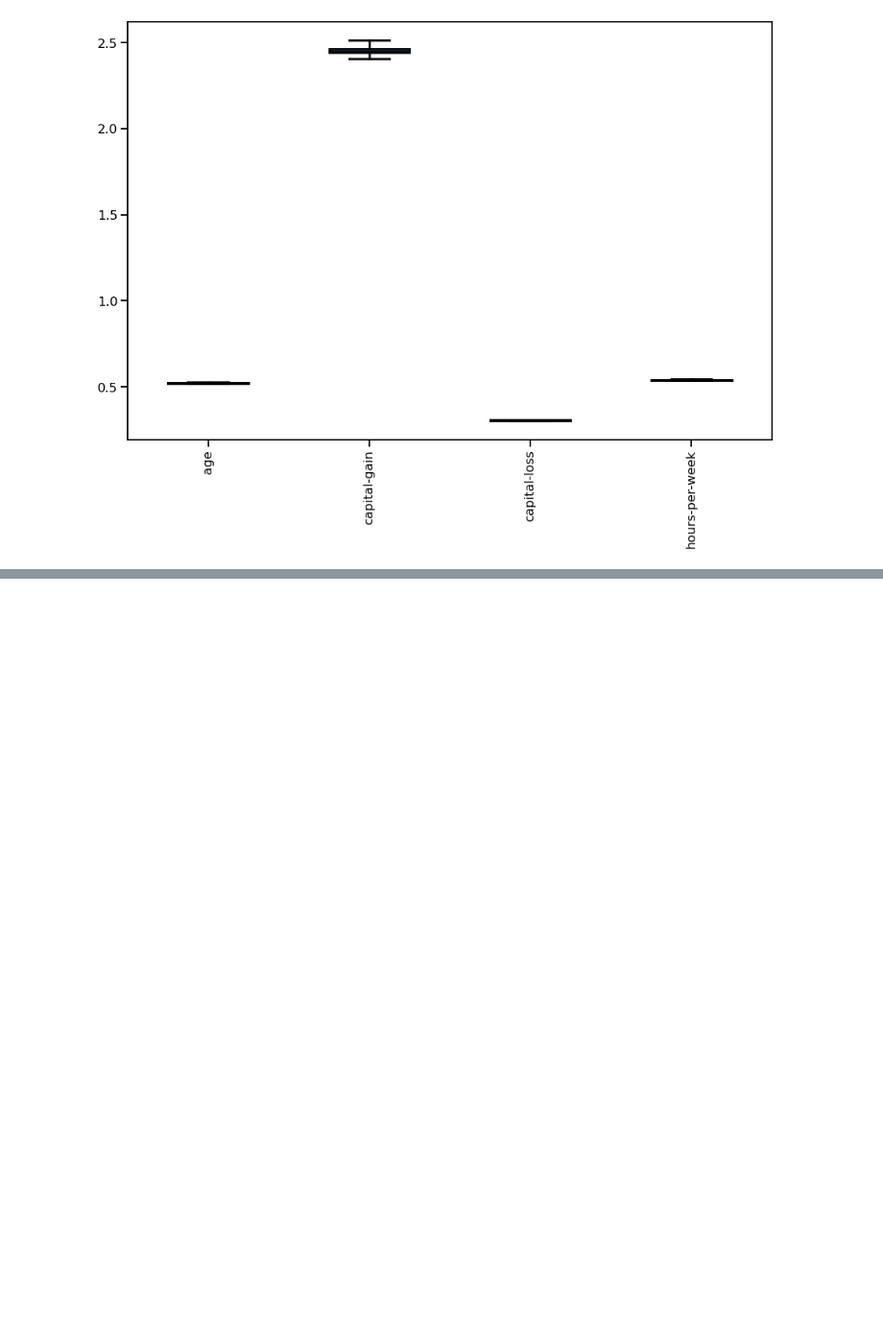
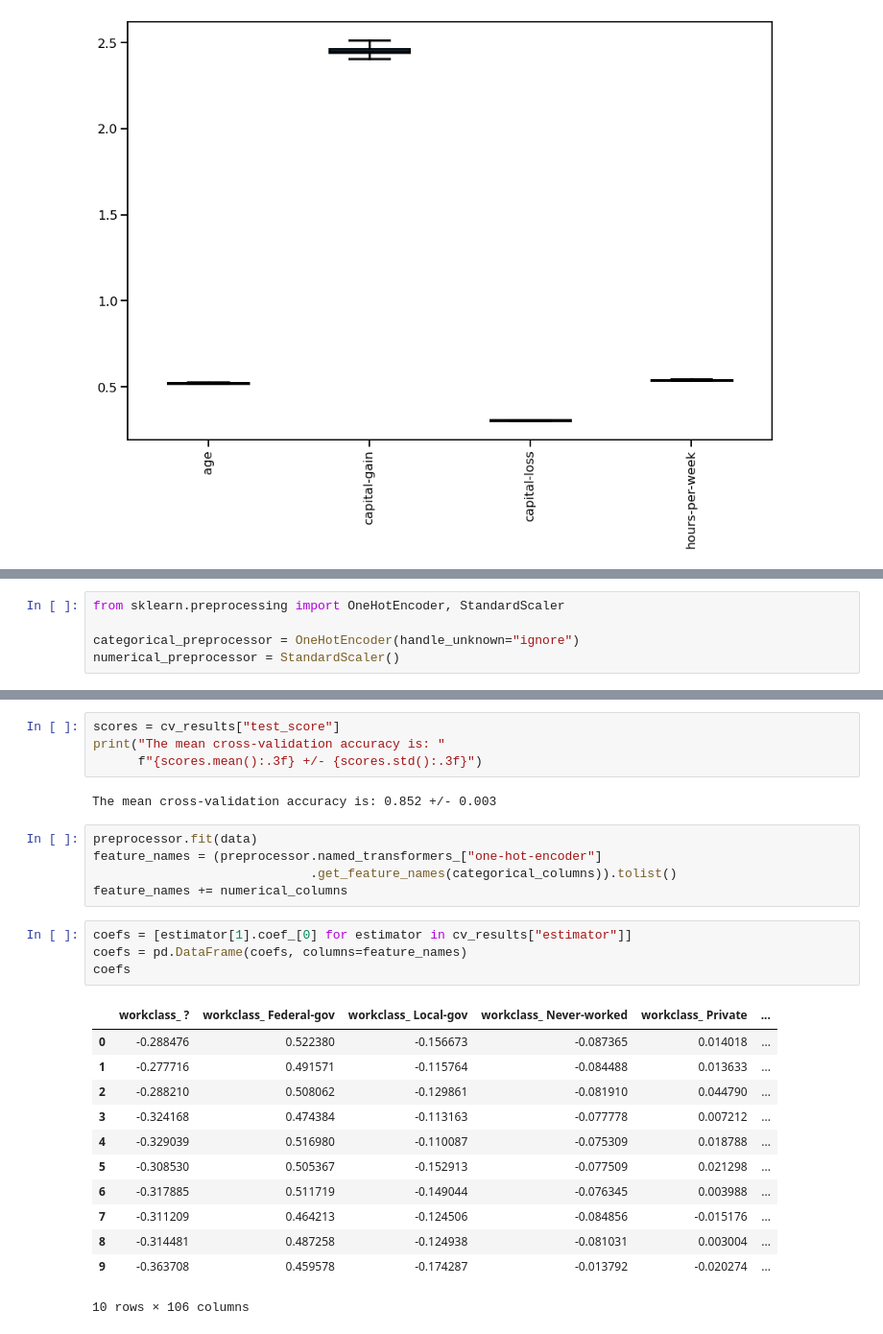
Before and after one commit to iannjari/Scikit-learn-Linear-models, a Jupyter notebook: Notebook.ipynb, the cells around one changed output, grey strips where cells are left out. Shown at 96% size. Drawn from its saved outputs; the diff is of its cells as text; blank space fills up the shorter version.

```diff
--- a/Notebook.ipynb
+++ b/Notebook.ipynb
@@ -272,0 +292,5 @@ coefs.abs().plot.box(**boxplot_property, ax=ax)
+# %%
+from sklearn.preprocessing import OneHotEncoder, StandardScaler
+
+categorical_preprocessor = OneHotEncoder(handle_unknown="ignore")
+numerical_preprocessor = StandardScaler()
@@ -272,0 +349,28 @@ coefs.abs().plot.box(**boxplot_property, ax=ax)
+# %%
+scores = cv_results["test_score"]
+print("The mean cross-validation accuracy is: "
+      f"{scores.mean():.3f} +/- {scores.std():.3f}")
+# %% [output]
+The mean cross-validation accuracy is: 0.852 +/- 0.003
+# %%
+preprocessor.fit(data)
+feature_names = (preprocessor.named_transformers_["one-hot-encoder"]
+                             .get_feature_names(categorical_columns)).tolist()
+feature_names += numerical_columns
+# %%
+coefs = [estimator[1].coef_[0] for estimator in cv_results["estimator"]]
+coefs = pd.DataFrame(coefs, columns=feature_names)
+coefs
+# %% [output]
+|  | workclass_ ? | workclass_ Federal-gov | workclass_ Local-gov | workclass_ Never-worked | workclass_ Private | ... |
+| 0 | -0.288476 | 0.522380 | -0.156673 | -0.087365 | 0.014018 | ... |
+| 1 | -0.277716 | 0.491571 | -0.115764 | -0.084488 | 0.013633 | ... |
+| 2 | -0.288210 | 0.508062 | -0.129861 | -0.081910 | 0.044790 | ... |
+| 3 | -0.324168 | 0.474384 | -0.113163 | -0.077778 | 0.007212 | ... |
+| 4 | -0.329039 | 0.516980 | -0.110087 | -0.075309 | 0.018788 | ... |
+| 5 | -0.308530 | 0.505367 | -0.152913 | -0.077509 | 0.021298 | ... |
+| 6 | -0.317885 | 0.511719 | -0.149044 | -0.076345 | 0.003988 | ... |
+| 7 | -0.311209 | 0.464213 | -0.124506 | -0.084856 | -0.015176 | ... |
+| 8 | -0.314481 | 0.487258 | -0.124938 | -0.081031 | 0.003004 | ... |
+| 9 | -0.363708 | 0.459578 | -0.174287 | -0.013792 | -0.020274 | ... |
+10 rows × 106 columns
```
Also changed, not shown: parts of 6 cells of this notebook.
